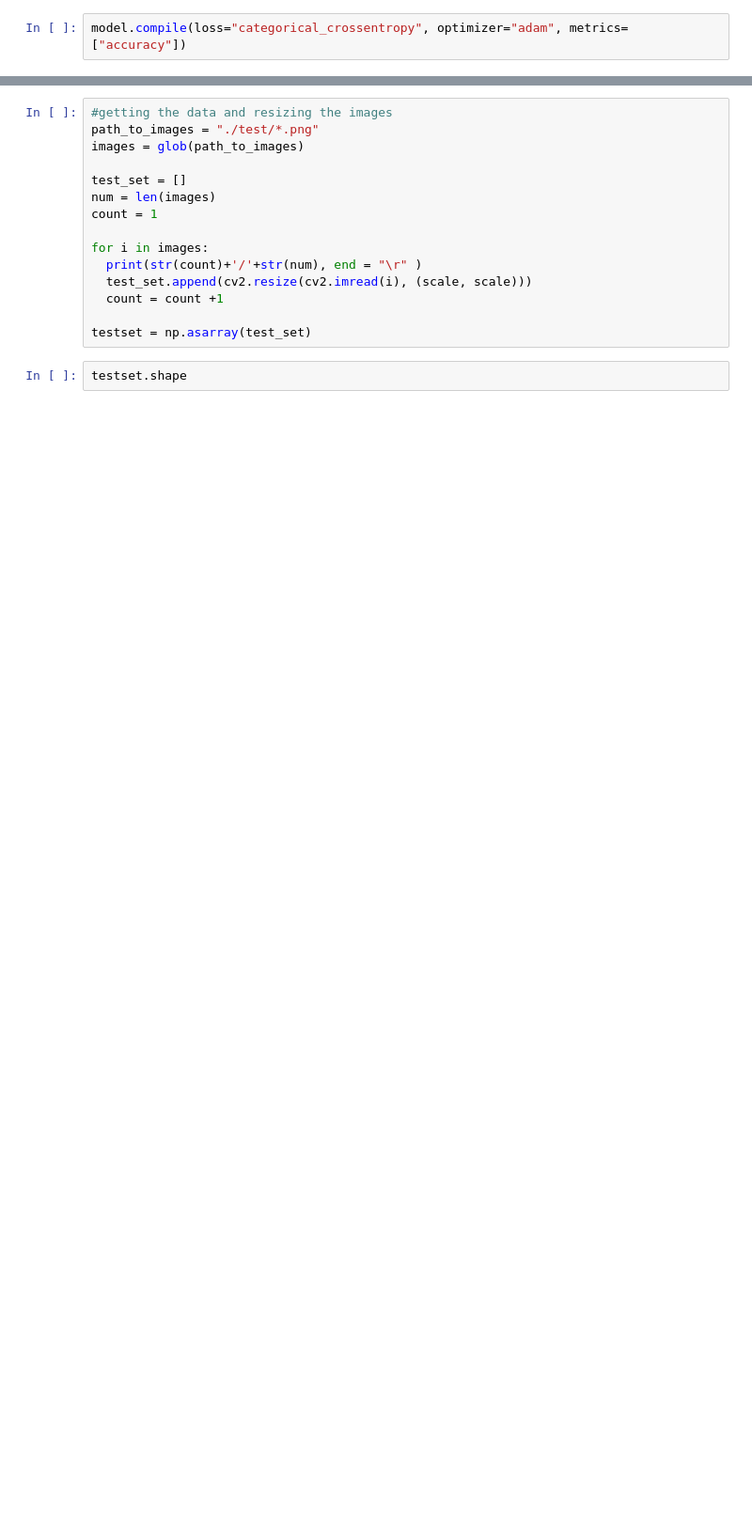
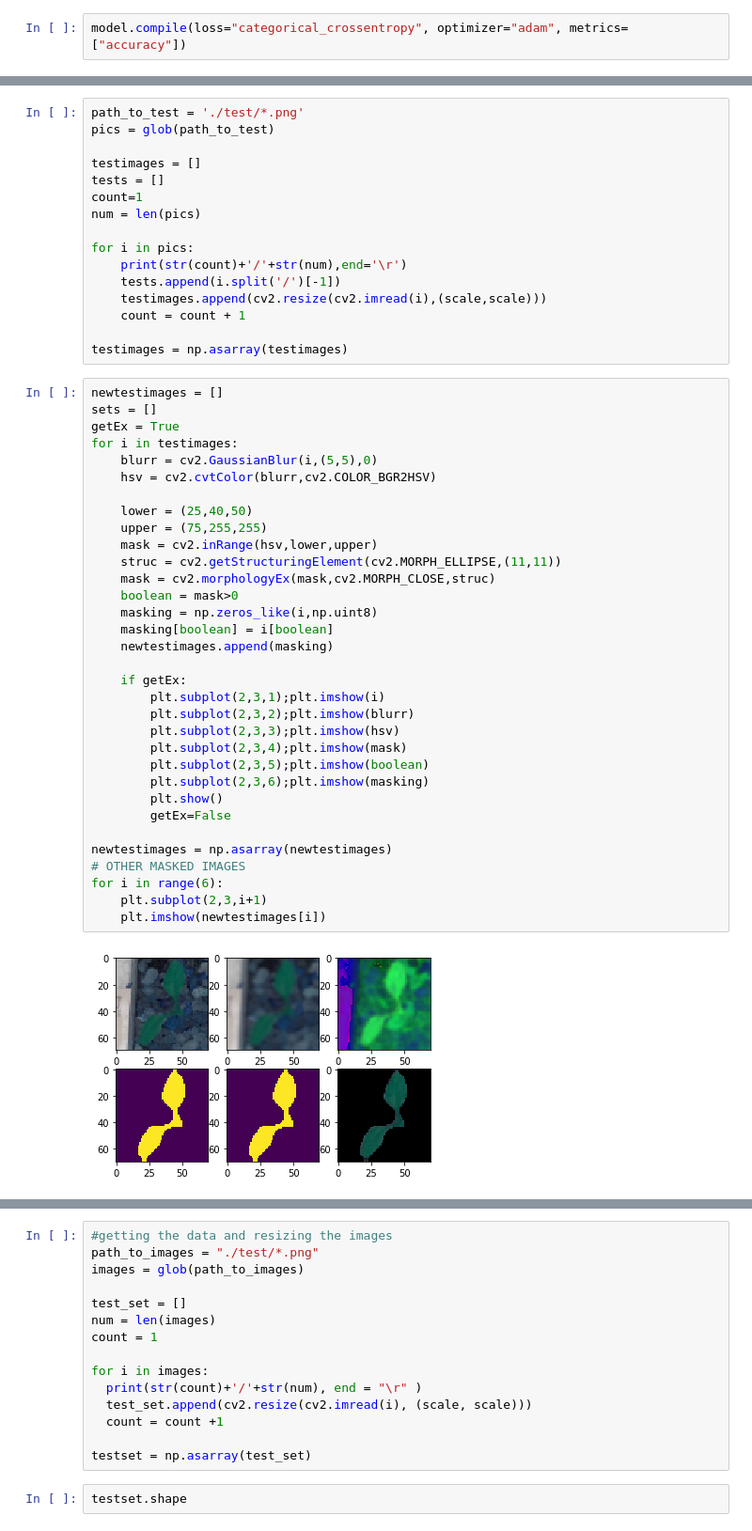
Before and after one commit to HyunaShin/ImageStudy, a Jupyter notebook: Plant_Seeding_Baseline.ipynb, the cells around one changed output, grey strips where cells are left out. Shown: that part at 94% size. Drawn from its saved outputs; the diff is of its cells as text; blank space fills up the shorter version.

```diff
--- a/Plant_Seeding_Baseline.ipynb
+++ b/Plant_Seeding_Baseline.ipynb
@@ -313,0 +350,51 @@ model.evaluate(x_test, y_test, batch_size = 75)
+# %%
+path_to_test = './test/*.png'
+pics = glob(path_to_test)
+
+testimages = []
+tests = []
+count=1
+num = len(pics)
+
+for i in pics:
+    print(str(count)+'/'+str(num),end='\r')
+    tests.append(i.split('/')[-1])
+    testimages.append(cv2.resize(cv2.imread(i),(scale,scale)))
+    count = count + 1
+
+testimages = np.asarray(testimages)
+# %%
+newtestimages = []
+sets = []
+getEx = True
+for i in testimages:
+    blurr = cv2.GaussianBlur(i,(5,5),0)
+    hsv = cv2.cvtColor(blurr,cv2.COLOR_BGR2HSV)
+
+    lower = (25,40,50)
+    upper = (75,255,255)
+    mask = cv2.inRange(hsv,lower,upper)
+    struc = cv2.getStructuringElement(cv2.MORPH_ELLIPSE,(11,11))
+    mask = cv2.morphologyEx(mask,cv2.MORPH_CLOSE,struc)
+    boolean = mask>0
+    masking = np.zeros_like(i,np.uint8)
+    masking[boolean] = i[boolean]
+    newtestimages.append(masking)
+
+    if getEx:
+        plt.subplot(2,3,1);plt.imshow(i)
+        plt.subplot(2,3,2);plt.imshow(blurr)
+        plt.subplot(2,3,3);plt.imshow(hsv)
+        plt.subplot(2,3,4);plt.imshow(mask)
+        plt.subplot(2,3,5);plt.imshow(boolean)
+        plt.subplot(2,3,6);plt.imshow(masking)
+        plt.show()
+        getEx=False
+
+newtestimages = np.asarray(newtestimages)
+# OTHER MASKED IMAGES
+for i in range(6):
+    plt.subplot(2,3,i+1)
+    plt.imshow(newtestimages[i])
+# %% [output]
+[figure, added]
```
Also changed, not shown: parts of 19 cells of this notebook.
